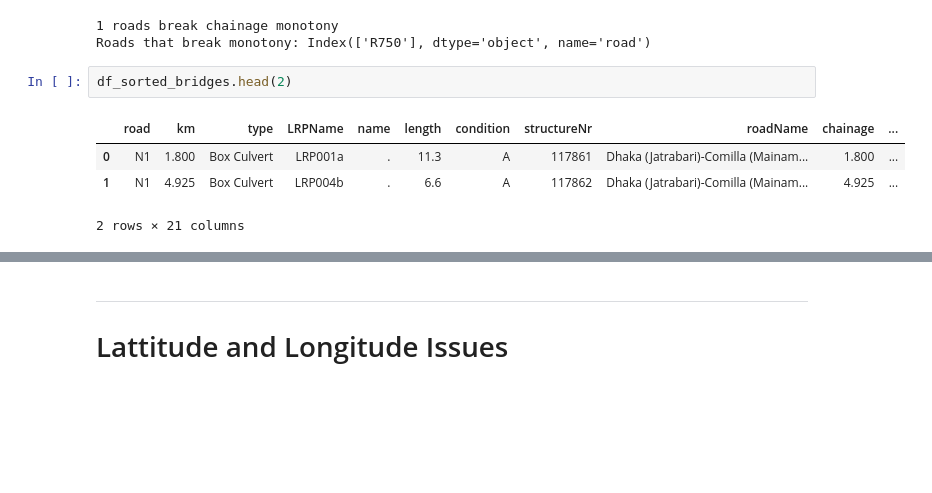
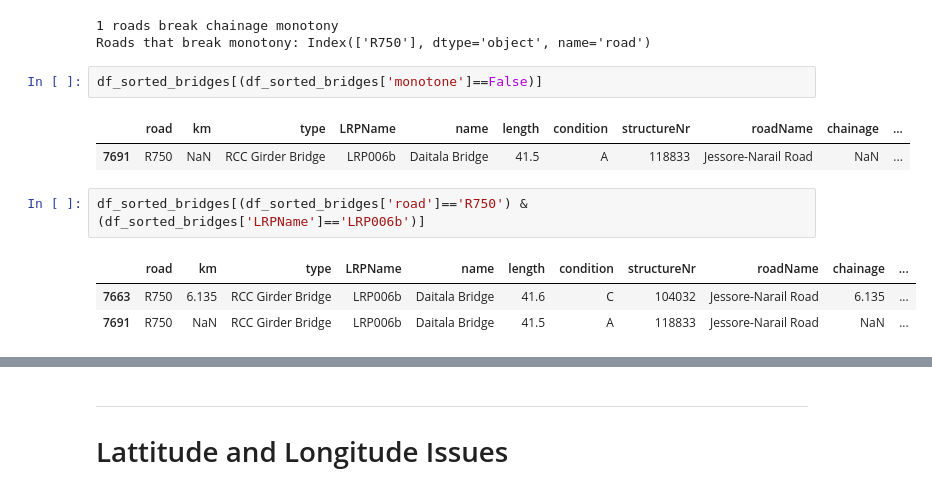
Before and after one commit to taufik-my/ASIM_Team14, a Jupyter notebook: EPA133a-G14-A1/notebook/Notebook Brian -bridges.ipynb, the cells around one changed output, grey strips where cells are left out. Cells and saved outputs as stored; diff of their text form; blank space fills up the shorter version.

```diff
--- a/EPA133a-G14-A1/notebook/Notebook Brian -bridges.ipynb
+++ b/EPA133a-G14-A1/notebook/Notebook Brian -bridges.ipynb
@@ -665,10 +805,14 @@ check_chainage_monotony(df_sorted_bridges)
 # %% [output]
 1 roads break chainage monotony
 Roads that break monotony: Index(['R750'], dtype='object', name='road')
-# %%
-df_sorted_bridges.head(2)
-# %% [output]
-|  | road | km | type | LRPName | name | length | condition | structureNr | roadName | chainage | ... |
-| 0 | N1 | 1.800 | Box Culvert | LRP001a | . | 11.3 | A | 117861 | Dhaka (Jatrabari)-Comilla (Mainam... | 1.800 | ... |
-| 1 | N1 | 4.925 | Box Culvert | LRP004b | . | 6.6 | A | 117862 | Dhaka (Jatrabari)-Comilla (Mainam... | 4.925 | ... |
-2 rows × 21 columns
+# %%
+df_sorted_bridges[(df_sorted_bridges['monotone']==False)]
+# %% [output]
+|  | road | km | type | LRPName | name | length | condition | structureNr | roadName | chainage | ... |
+| 7691 | R750 | NaN | RCC Girder Bridge | LRP006b | Daitala Bridge | 41.5 | A | 118833 | Jessore-Narail Road | NaN | ... |
+# %%
+df_sorted_bridges[(df_sorted_bridges['road']=='R750') & (df_sorted_bridges['LRPName']=='LRP006b')]
+# %% [output]
+|  | road | km | type | LRPName | name | length | condition | structureNr | roadName | chainage | ... |
+| 7663 | R750 | 6.135 | RCC Girder Bridge | LRP006b | Daitala Bridge | 41.6 | C | 104032 | Jessore-Narail Road | 6.135 | ... |
+| 7691 | R750 | NaN | RCC Girder Bridge | LRP006b | Daitala Bridge | 41.5 | A | 118833 | Jessore-Narail Road | NaN | ... |
```
Also changed, not shown: parts of 28 cells of this notebook.
